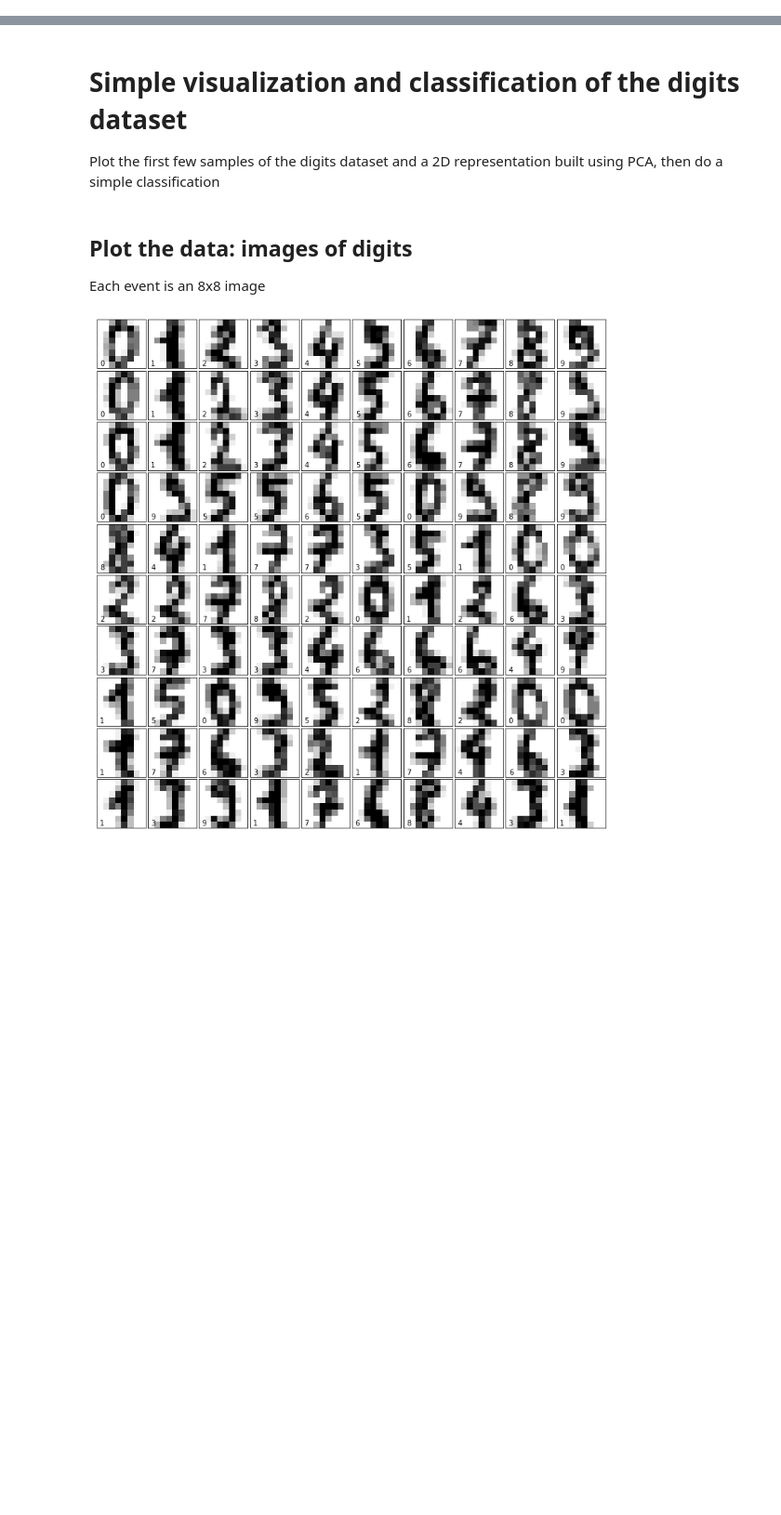
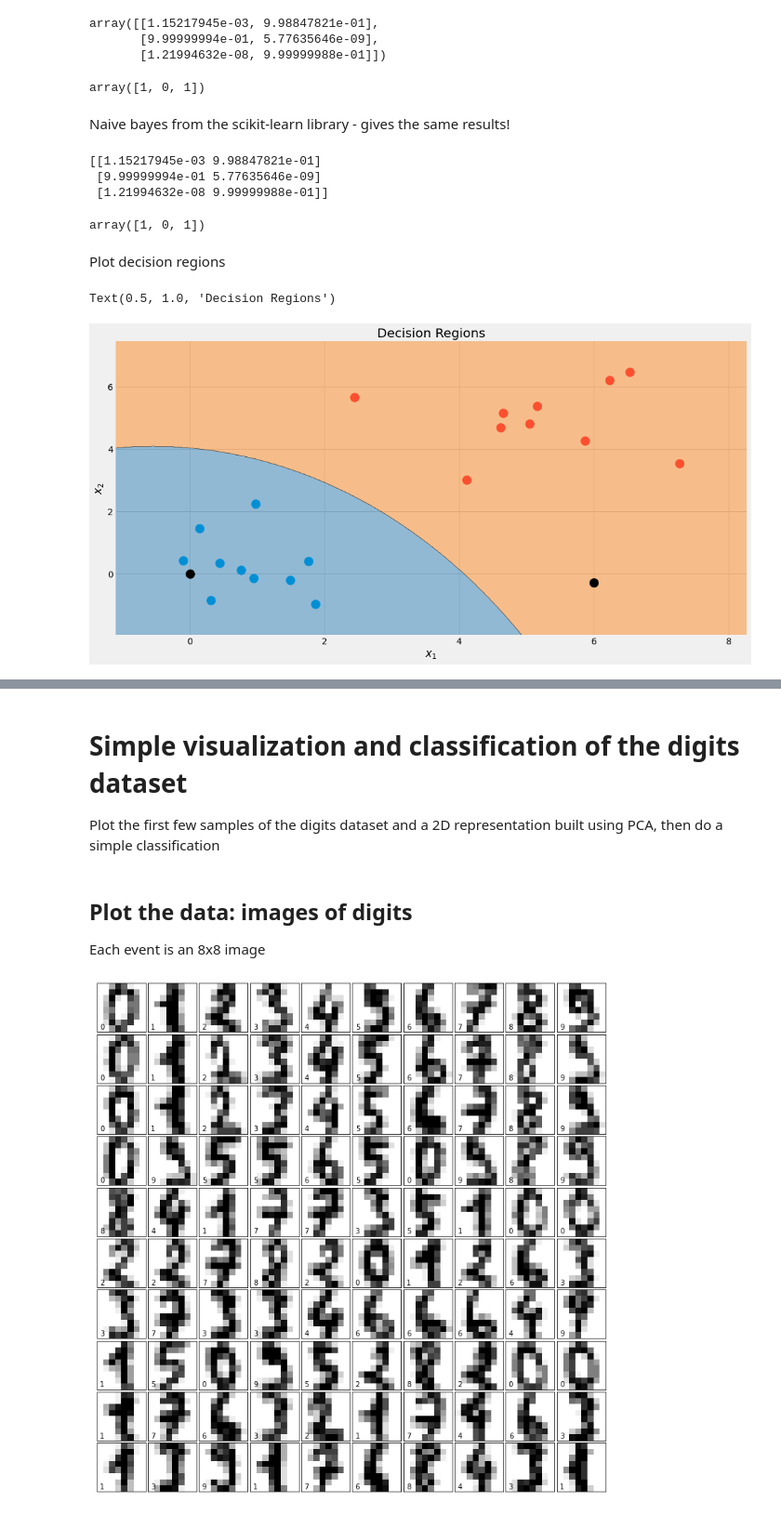
Before and after one commit to marcinwolter/Machine-learning-KISD-2022, a Jupyter notebook: lecture1_intro.ipynb, the cells around one changed output, grey strips where cells are left out. Shown: that part at 93% size. Drawn from its saved outputs; the diff is of its cells as text; code cells hidden in the pictures; blank space fills up the shorter version.

```diff
--- a/lecture1_intro.ipynb
+++ b/lecture1_intro.ipynb
@@ -481,0 +804,33 @@ identify a person with the disease are:
+# %%
+my_gauss = GaussianNaiveBayesClassifier()
+my_gauss.fit(X, y)
+my_gauss.predict_proba([[-2, 5], [0,0], [6, -0.3]])
+# %% [output]
+array([[1.15217945e-03, 9.98847821e-01],
+       [9.99999994e-01, 5.77635646e-09],
+       [1.21994632e-08, 9.99999988e-01]])
+# %%
+my_gauss.predict([[-2, 5], [0,0], [6, -0.3]])
+# %% [output]
+array([1, 0, 1])
+# %% [markdown]
+Naive bayes from the scikit-learn library - gives the same results!
+# %%
+from sklearn.naive_bayes import GaussianNB
+
+gnb = GaussianNB(var_smoothing=0)
+# train classifier
+gnb.fit(X, y)
+
+# print probability of belonging to each class
+print(gnb.predict_proba([[-2, 5], [0,0], [6, -0.3]]))
+# %% [output]
+[[1.15217945e-03 9.98847821e-01]
+ [9.99999994e-01 5.77635646e-09]
+ [1.21994632e-08 9.99999988e-01]]
+# %%
+gnb.predict([[-2, 5], [0,0], [6, -0.3]])
+# %% [output]
+array([1, 0, 1])
+# %% [markdown]
+Plot decision regions
@@ -481,0 +839,14 @@ identify a person with the disease are:
+# %%
+plt.figure(figsize=(16, 8))
+plot_decision_regions(X, y, clf=gnb, legend=0, colors='#1f77b4,#ff7f0e,#ffec6e')
+for i in range(3):
+    plt.scatter(X[np.where(y==i), 0], X[np.where(y==i), 1], s=200)
+
+X_test = np.array([[-2, 5], [0,0], [6, -0.3] ])
+plt.scatter(X_test[:,0],X_test[:,1], c='k', s=200)
+plt.xlabel('$x_1$')
+plt.ylabel('$x_2$')
+plt.title('Decision Regions')
+# %% [output]
+Text(0.5, 1.0, 'Decision Regions')
+[figure, added]
```
Also changed, not shown: parts of 28 cells of this notebook.
